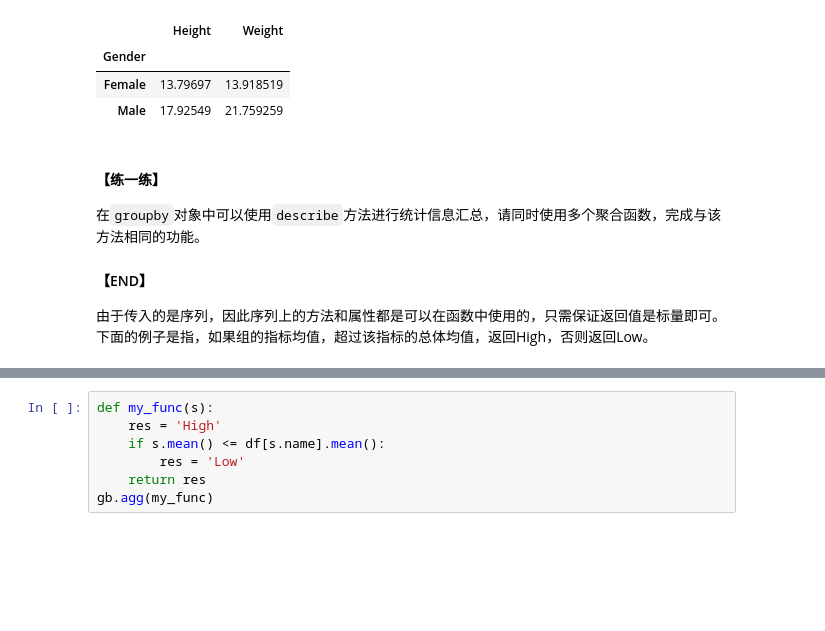
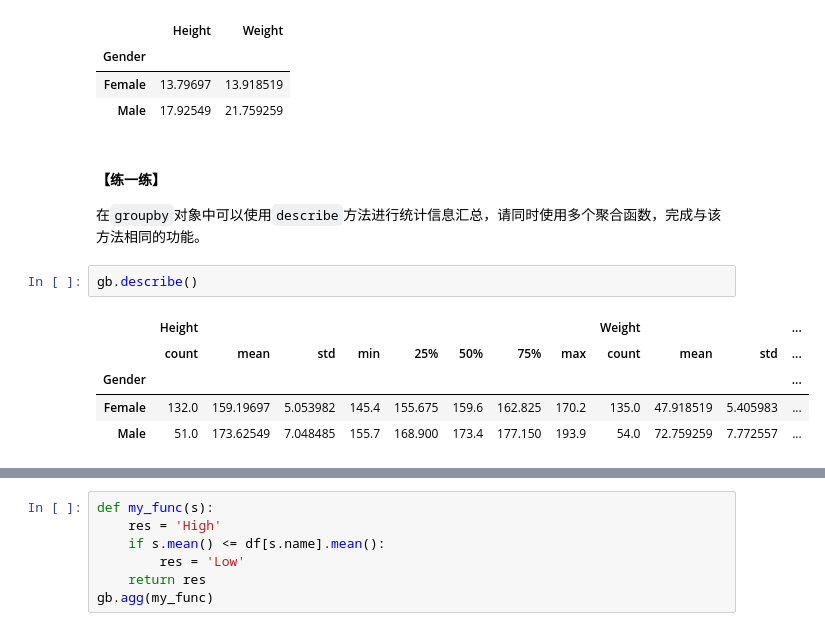
Before and after one commit to nicebear1999/learning_pandas, a Jupyter notebook: 4-分组.ipynb, the cells around one changed output, grey strips where cells are left out. Cells and saved outputs as stored; diff of their text form; blank space fills up the shorter version.

```diff
--- a/4-分组.ipynb
+++ b/4-分组.ipynb
@@ -321,5 +333,11 @@ gb.agg(lambda x: x.mean()-x.min())
 # %% [markdown]
 #### 【练一练】
 在`groupby`对象中可以使用`describe`方法进行统计信息汇总，请同时使用多个聚合函数，完成与该方法相同的功能。
-#### 【END】
-由于传入的是序列，因此序列上的方法和属性都是可以在函数中使用的，只需保证返回值是标量即可。下面的例子是指，如果组的指标均值，超过该指标的总体均值，返回High，否则返回Low。
+# %%
+gb.describe()
+# %% [output]
+|  | Height |  |  |  |  |  |  |  | Weight |  |  | ... |
+|  | count | mean | std | min | 25% | 50% | 75% | max | count | mean | std | ... |
+| Gender |  |  |  |  |  |  |  |  |  |  |  | ... |
+| Female | 132.0 | 159.19697 | 5.053982 | 145.4 | 155.675 | 159.6 | 162.825 | 170.2 | 135.0 | 47.918519 | 5.405983 | ... |
+| Male | 51.0 | 173.62549 | 7.048485 | 155.7 | 168.900 | 173.4 | 177.150 | 193.9 | 54.0 | 72.759259 | 7.772557 | ... |
```
Also changed, not shown: parts of 10 cells of this notebook, 3 other files.
